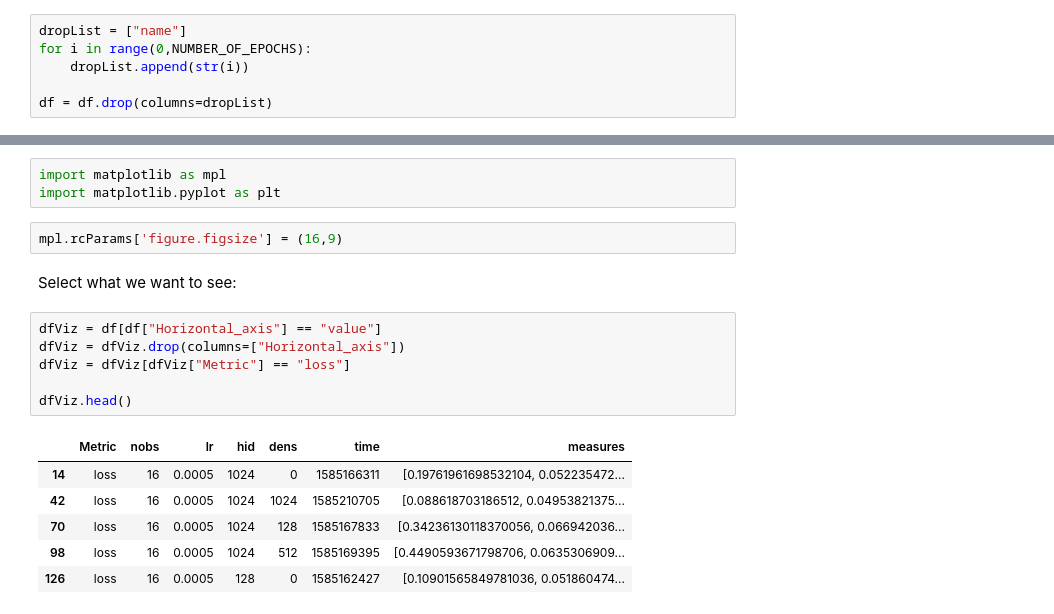
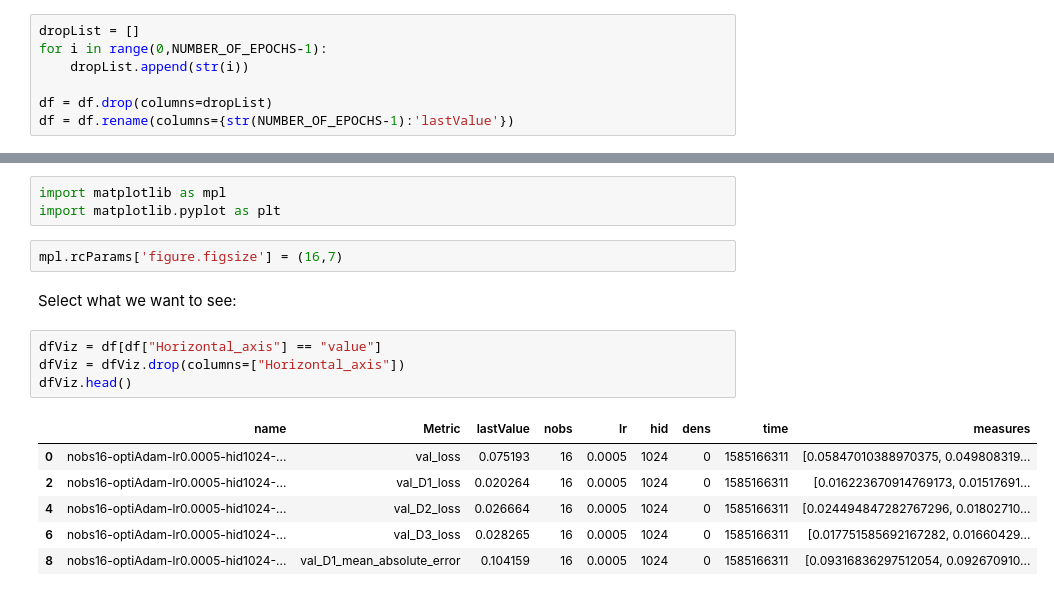
Before and after one commit to AlexandreVerept/AirIQ2, a Jupyter notebook: 0_ResearchWork/5_Optimization/Visualization.ipynb, the cells around one changed output, grey strips where cells are left out. Cells and saved outputs as stored; diff of their text form.

```diff
--- a/0_ResearchWork/5_Optimization/Visualization.ipynb
+++ b/0_ResearchWork/5_Optimization/Visualization.ipynb
@@ -42,11 +42,12 @@ df = df.apply(lambda x: epochsToColumn(x),axis=1)
 # %% [markdown]
 Drop unecessary columns:
 # %%
-dropList = ["name"]
-for i in range(0,NUMBER_OF_EPOCHS):
+dropList = []
+for i in range(0,NUMBER_OF_EPOCHS-1):
     dropList.append(str(i))
 
 df = df.drop(columns=dropList)
+df = df.rename(columns={str(NUMBER_OF_EPOCHS-1):'lastValue'})
 # %%
 df.head()
 # %% [output]
@@ -86,19 +87,17 @@ dens
 import matplotlib as mpl
 import matplotlib.pyplot as plt
 # %%
-mpl.rcParams['figure.figsize'] = (16,9)
+mpl.rcParams['figure.figsize'] = (16,7)
 # %% [markdown]
 Select what we want to see:
 # %%
 dfViz = df[df["Horizontal_axis"] == "value"]
 dfViz = dfViz.drop(columns=["Horizontal_axis"])
-dfViz = dfViz[dfViz["Metric"] == "loss"]
-
 dfViz.head()
 # %% [output]
-|  | Metric | nobs | lr | hid | dens | time | measures |
-| 14 | loss | 16 | 0.0005 | 1024 | 0 | 1585166311 | [0.19761961698532104, 0.052235472... |
-| 42 | loss | 16 | 0.0005 | 1024 | 1024 | 1585210705 | [0.088618703186512, 0.04953821375... |
-| 70 | loss | 16 | 0.0005 | 1024 | 128 | 1585167833 | [0.34236130118370056, 0.066942036... |
-| 98 | loss | 16 | 0.0005 | 1024 | 512 | 1585169395 | [0.4490593671798706, 0.0635306909... |
-| 126 | loss | 16 | 0.0005 | 128 | 0 | 1585162427 | [0.10901565849781036, 0.051860474... |
+|  | name | Metric | lastValue | nobs | lr | hid | dens | time | measures |
+| 0 | nobs16-optiAdam-lr0.0005-hid1024-... | val_loss | 0.075193 | 16 | 0.0005 | 1024 | 0 | 1585166311 | [0.05847010388970375, 0.049808319... |
+| 2 | nobs16-optiAdam-lr0.0005-hid1024-... | val_D1_loss | 0.020264 | 16 | 0.0005 | 1024 | 0 | 1585166311 | [0.016223670914769173, 0.01517691... |
+| 4 | nobs16-optiAdam-lr0.0005-hid1024-... | val_D2_loss | 0.026664 | 16 | 0.0005 | 1024 | 0 | 1585166311 | [0.024494847282767296, 0.01802710... |
+| 6 | nobs16-optiAdam-lr0.0005-hid1024-... | val_D3_loss | 0.028265 | 16 | 0.0005 | 1024 | 0 | 1585166311 | [0.017751585692167282, 0.01660429... |
+| 8 | nobs16-optiAdam-lr0.0005-hid1024-... | val_D1_mean_absolute_error | 0.104159 | 16 | 0.0005 | 1024 | 0 | 1585166311 | [0.09316836297512054, 0.092670910... |
```
Also changed, not shown: parts of 8 cells of this notebook.
